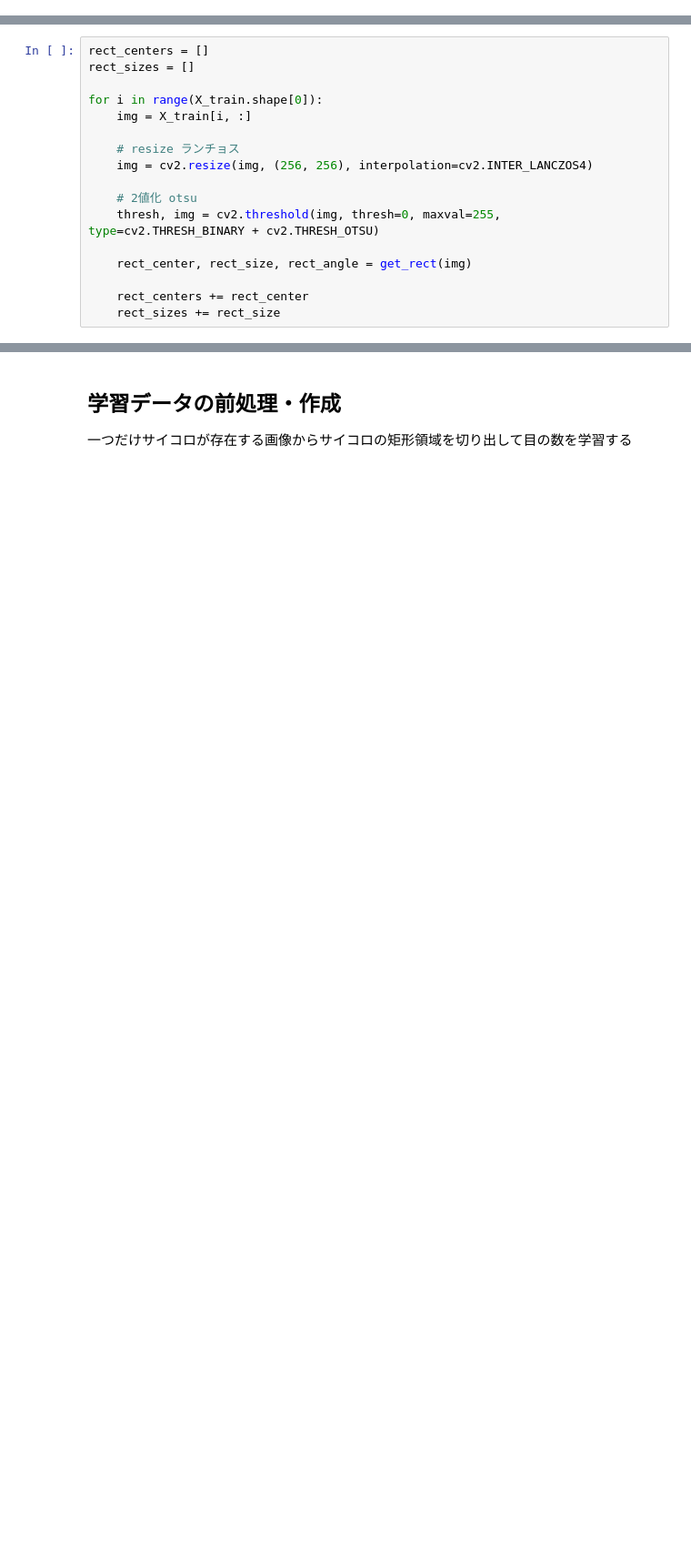
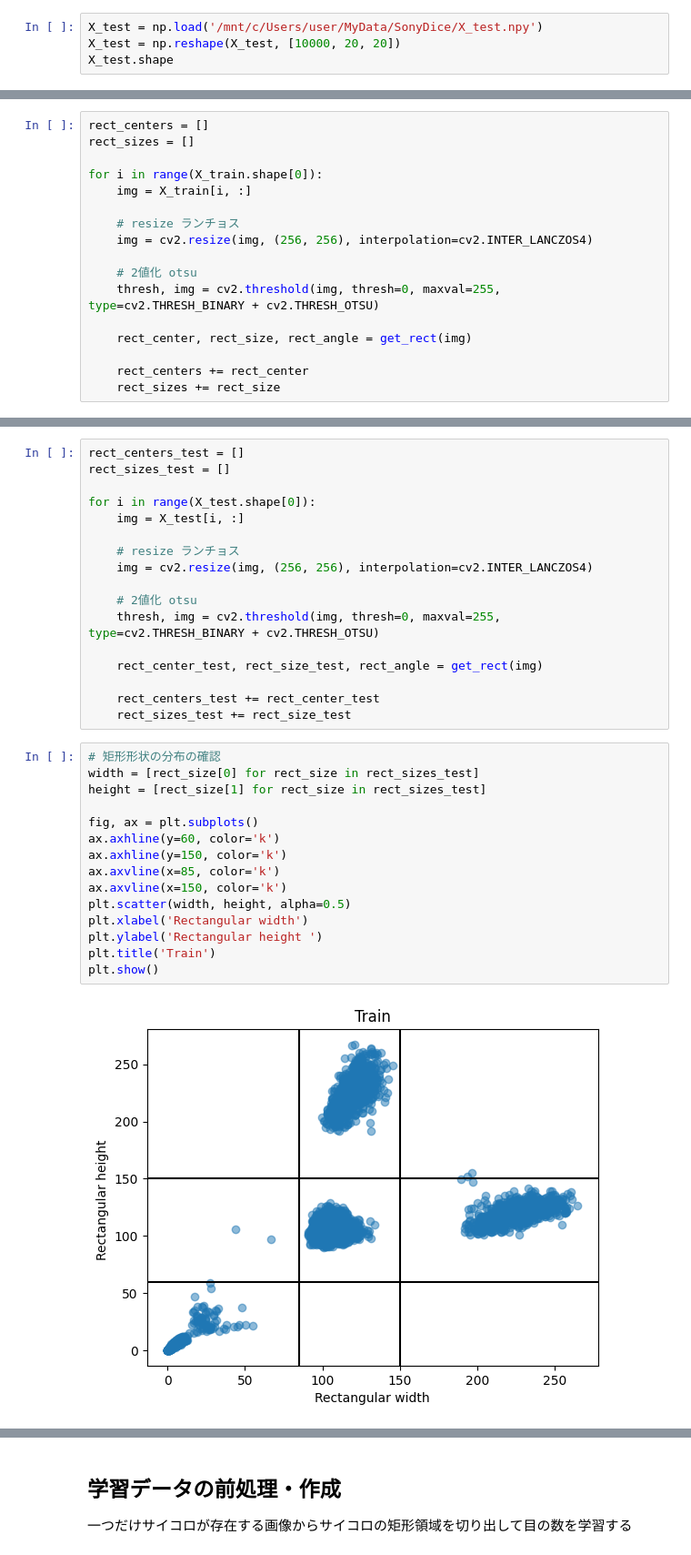
Before and after one commit to SStakafumi/sony-dice-competition, a Jupyter notebook: crop_one_dice.ipynb, the cells around one changed output, grey strips where cells are left out. Shown at 91% size. Cells and saved outputs as stored; diff of their text form; blank space fills up the shorter version.

```diff
--- a/crop_one_dice.ipynb
+++ b/crop_one_dice.ipynb
@@ -18,3 +18,7 @@ X_train = np.reshape(X_train, [200000, 20, 20])
 X_train.shape
 # %% [output]
 (200000, 20, 20)
+# %%
+X_test = np.load('/mnt/c/Users/user/MyData/SonyDice/X_test.npy')
+X_test = np.reshape(X_test, [10000, 20, 20])
+X_test.shape
@@ -126,0 +133,34 @@ plt.show()
+# %%
+rect_centers_test = []
+rect_sizes_test = []
+
+for i in range(X_test.shape[0]):
+    img = X_test[i, :]
+
+    # resize ランチョス
+    img = cv2.resize(img, (256, 256), interpolation=cv2.INTER_LANCZOS4)
+
+    # 2値化 otsu
+    thresh, img = cv2.threshold(img, thresh=0, maxval=255, type=cv2.THRESH_BINARY + cv2.THRESH_OTSU)
+
+    rect_center_test, rect_size_test, rect_angle = get_rect(img)
+
+    rect_centers_test += rect_center_test
+    rect_sizes_test += rect_size_test
+# %%
+# 矩形形状の分布の確認
+width = [rect_size[0] for rect_size in rect_sizes_test]
+height = [rect_size[1] for rect_size in rect_sizes_test]
+
+fig, ax = plt.subplots()
+ax.axhline(y=60, color='k')
+ax.axhline(y=150, color='k')
+ax.axvline(x=85, color='k')
+ax.axvline(x=150, color='k')
+plt.scatter(width, height, alpha=0.5)
+plt.xlabel('Rectangular width')
+plt.ylabel('Rectangular height ')
+plt.title('Train')
+plt.show()
+# %% [output]
+[figure, added]
```
Also changed, not shown: parts of 16 cells of this notebook.
